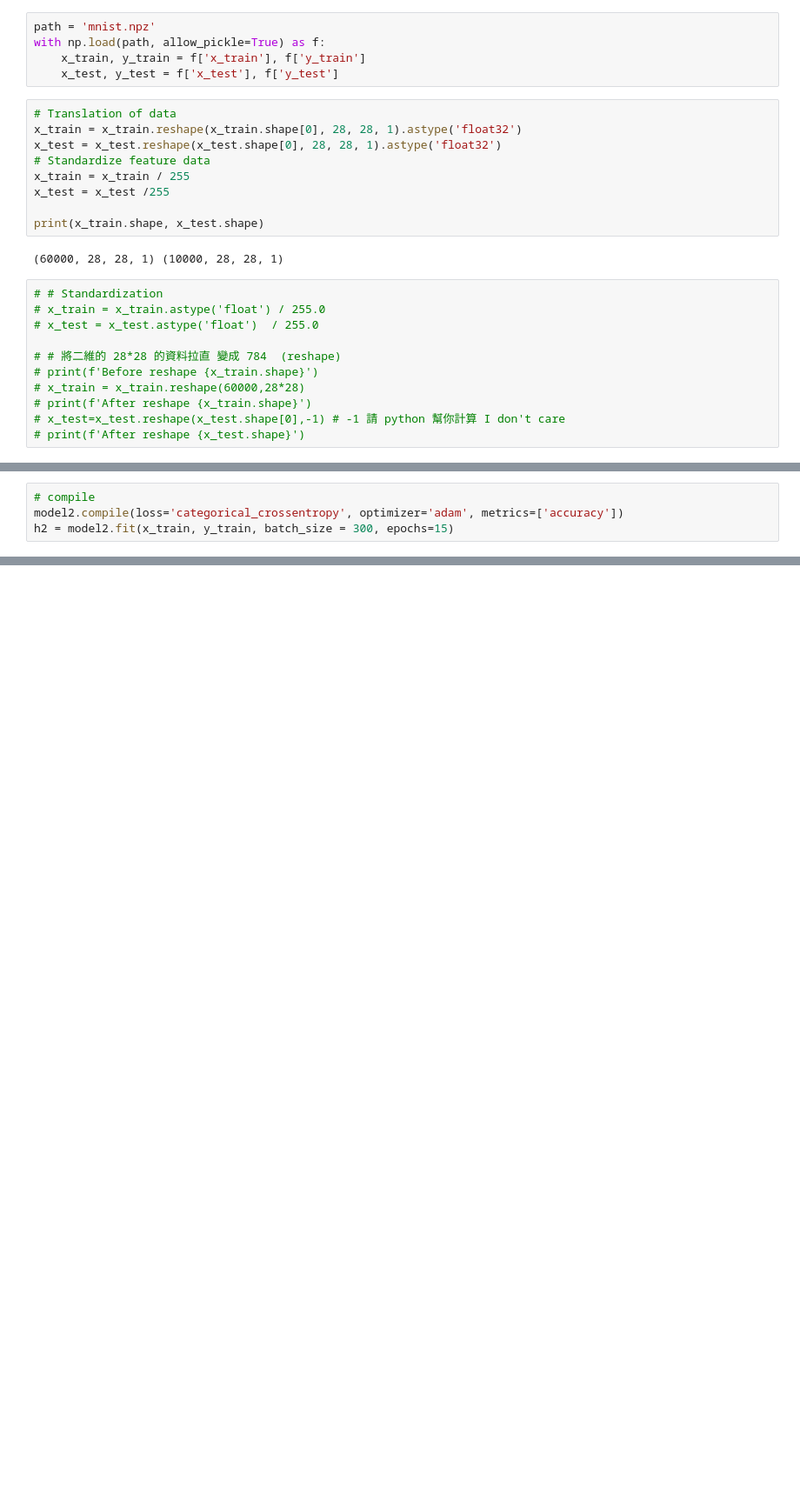
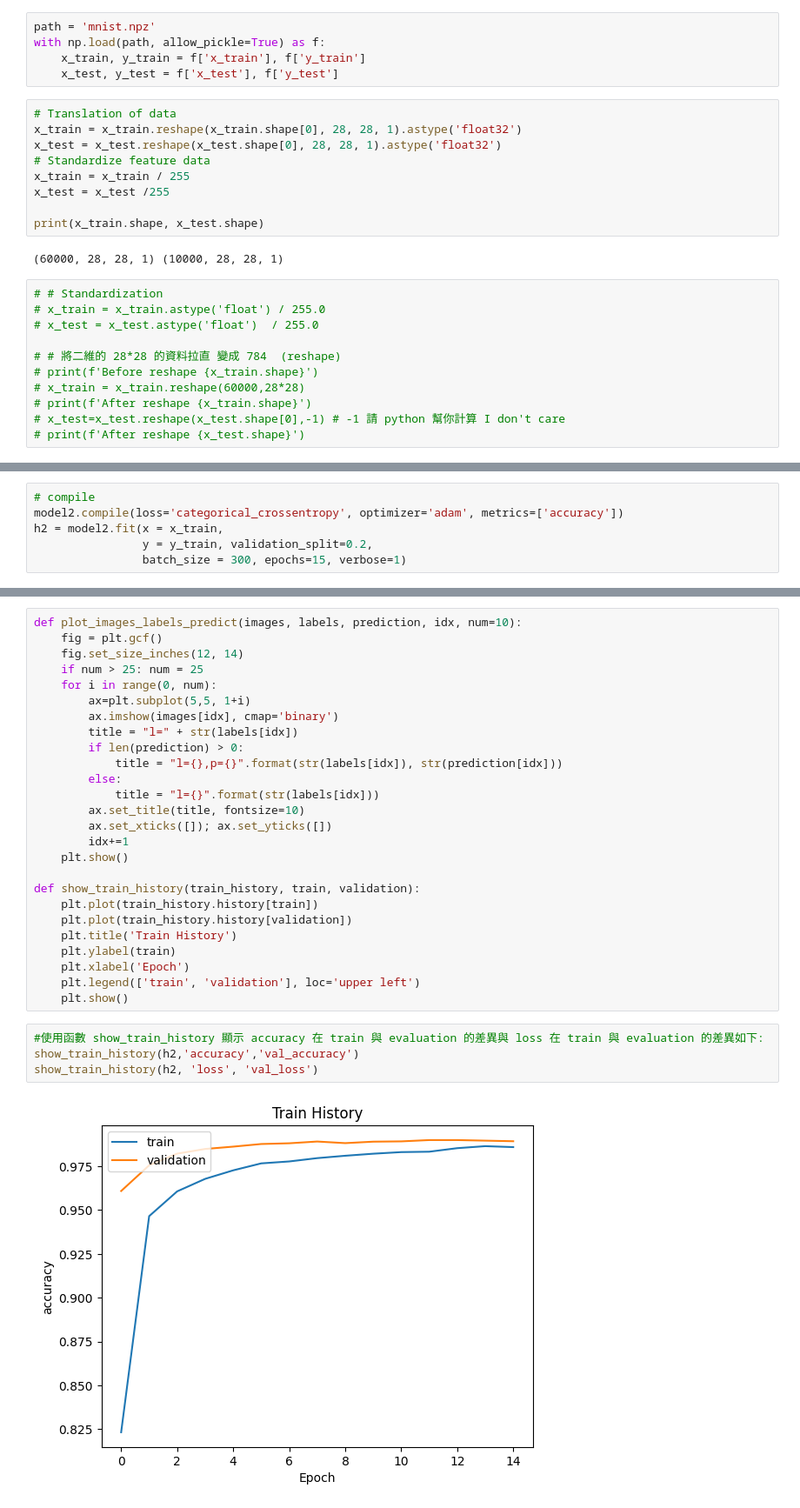
Before and after one commit to yuan1108code/DL-Projec, a Jupyter notebook: IFang-Program/CNN-MNIST.ipynb, the cells around one changed output, grey strips where cells are left out. Shown at 87% size. Drawn from its saved outputs; the diff is of its cells as text; blank space fills up the shorter version.

```diff
--- a/IFang-Program/CNN-MNIST.ipynb
+++ b/IFang-Program/CNN-MNIST.ipynb
@@ -101,6 +110,8 @@ _________________________________________________________________
 # %%
 # compile
 model2.compile(loss='categorical_crossentropy', optimizer='adam', metrics=['accuracy'])
-h2 = model2.fit(x_train, y_train, batch_size = 300, epochs=15)
+h2 = model2.fit(x = x_train,
+                y = y_train, validation_split=0.2,
+                batch_size = 300, epochs=15, verbose=1)
 # %% [output]
 Epoch 1/15
@@ -129,0 +150,32 @@ sns.lineplot(x=range(15), y=h2.history['loss'], label='train_loss')
+# %%
+def plot_images_labels_predict(images, labels, prediction, idx, num=10):
+    fig = plt.gcf()
+    fig.set_size_inches(12, 14)
+    if num > 25: num = 25
+    for i in range(0, num):
+        ax=plt.subplot(5,5, 1+i)
+        ax.imshow(images[idx], cmap='binary')
+        title = "l=" + str(labels[idx])
+        if len(prediction) > 0:
+            title = "l={},p={}".format(str(labels[idx]), str(prediction[idx]))
+        else:
+            title = "l={}".format(str(labels[idx]))
+        ax.set_title(title, fontsize=10)
+        ax.set_xticks([]); ax.set_yticks([])
+        idx+=1
+    plt.show()
+
+def show_train_history(train_history, train, validation):
+    plt.plot(train_history.history[train])
+    plt.plot(train_history.history[validation])
+    plt.title('Train History')
+    plt.ylabel(train)
+    plt.xlabel('Epoch')
+    plt.legend(['train', 'validation'], loc='upper left')
+    plt.show()
+# %%
+#使用函數 show_train_history 顯示 accuracy 在 train 與 evaluation 的差異與 loss 在 train 與 evaluation 的差異如下:
+show_train_history(h2,'accuracy','val_accuracy')
+show_train_history(h2, 'loss', 'val_loss')
+# %% [output]
+[figure, added]
```
Also changed, not shown: parts of 11 cells of this notebook.
